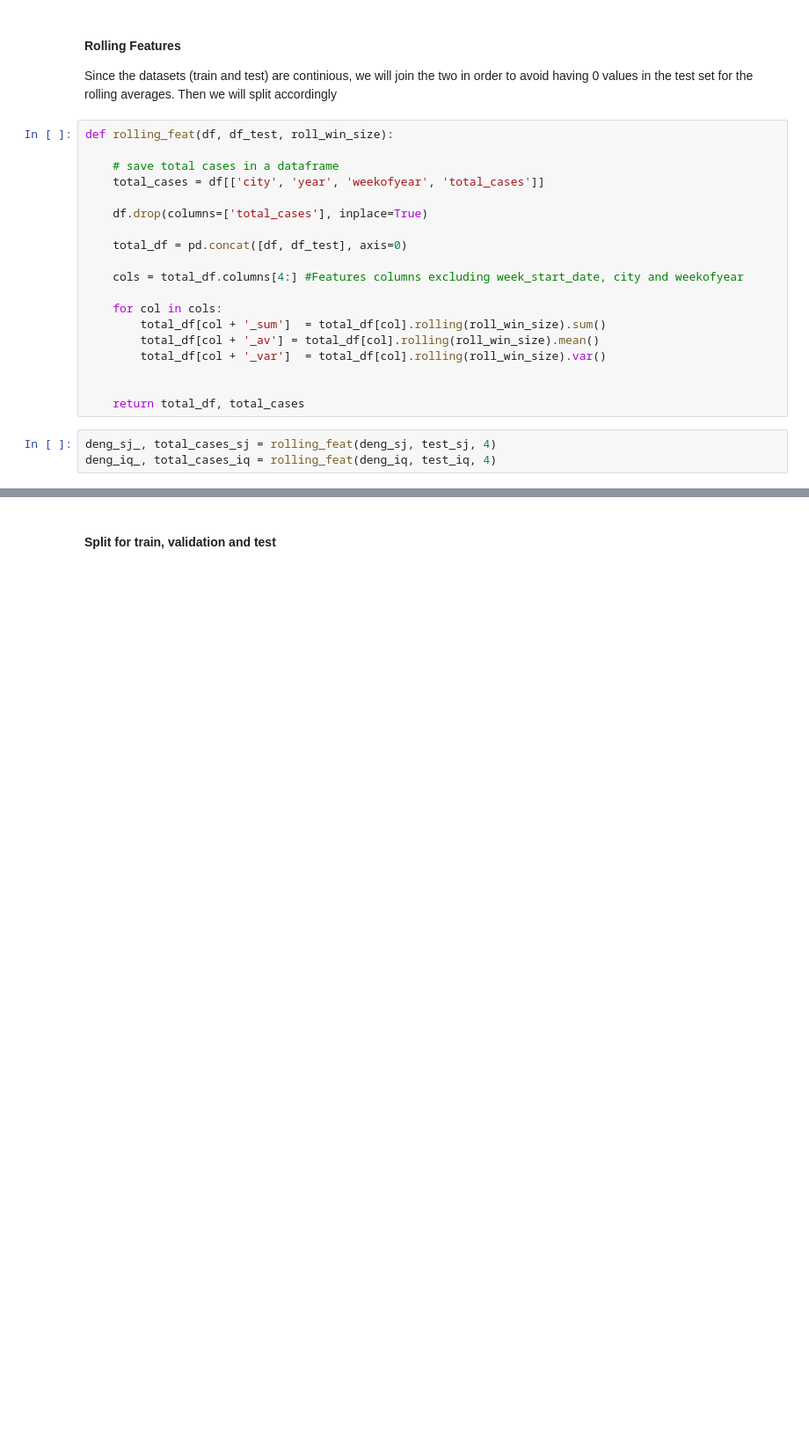
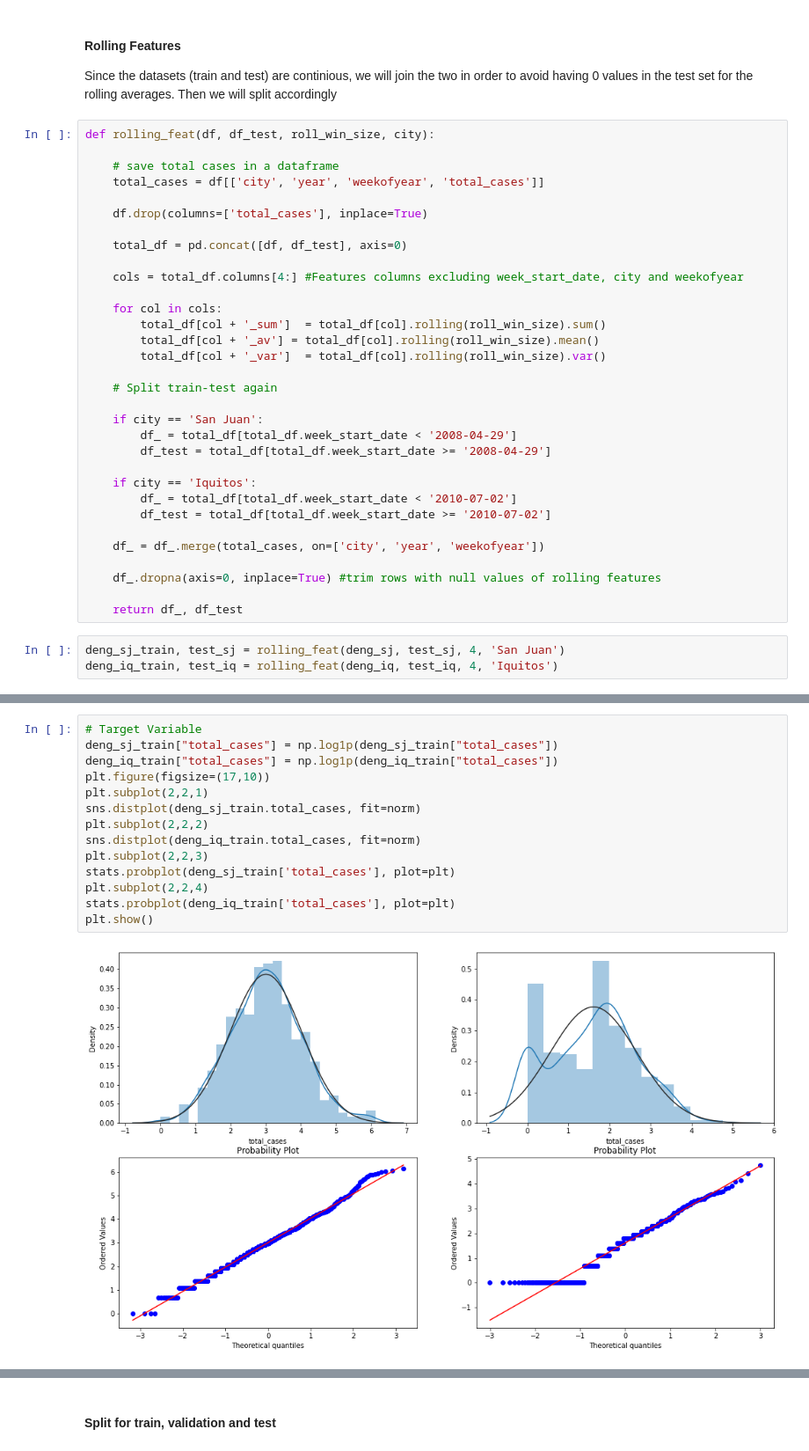
Before and after one commit to GGC17/deng, a Jupyter notebook: feature_engineering.ipynb, the cells around one changed output, grey strips where cells are left out. Shown: that part at 88% size. Drawn from its saved outputs; the diff is of its cells as text; blank space fills up the shorter version.

Commit message:
Improve for training

```diff
--- a/feature_engineering.ipynb
+++ b/feature_engineering.ipynb
@@ -101,7 +105,7 @@ test_iq = feature_selection(test_iq, ['reanalysis_avg_temp_c', 'reanalysis_sat_p
 #### Rolling Features
 Since the datasets (train and test) are continious, we will join the two in order to avoid having 0 values in the test set for the rolling averages. Then we will split accordingly
 # %%
-def rolling_feat(df, df_test, roll_win_size):
+def rolling_feat(df, df_test, roll_win_size, city):
 
     # save total cases in a dataframe
     total_cases = df[['city', 'year', 'weekofyear', 'total_cases']]
@@ -117,8 +121,21 @@ def rolling_feat(df, df_test, roll_win_size):
         total_df[col + '_av'] = total_df[col].rolling(roll_win_size).mean()
         total_df[col + '_var']  = total_df[col].rolling(roll_win_size).var()
 
+    # Split train-test again
 
-    return total_df, total_cases
+    if city == 'San Juan':
+        df_ = total_df[total_df.week_start_date < '2008-04-29']
+        df_test = total_df[total_df.week_start_date >= '2008-04-29']
+
+    if city == 'Iquitos':
+        df_ = total_df[total_df.week_start_date < '2010-07-02']
+        df_test = total_df[total_df.week_start_date >= '2010-07-02']
+
+    df_ = df_.merge(total_cases, on=['city', 'year', 'weekofyear'])
+
+    df_.dropna(axis=0, inplace=True) #trim rows with null values of rolling features
+
+    return df_, df_test
 # %%
-deng_sj_, total_cases_sj = rolling_feat(deng_sj, test_sj, 4)
-deng_iq_, total_cases_iq = rolling_feat(deng_iq, test_iq, 4)
+deng_sj_train, test_sj = rolling_feat(deng_sj, test_sj, 4, 'San Juan')
+deng_iq_train, test_iq = rolling_feat(deng_iq, test_iq, 4, 'Iquitos')
@@ -155,0 +144,16 @@ deng_iq_ = enc_quarters(deng_iq_)
+# %%
+# Target Variable
+deng_sj_train["total_cases"] = np.log1p(deng_sj_train["total_cases"])
+deng_iq_train["total_cases"] = np.log1p(deng_iq_train["total_cases"])
+plt.figure(figsize=(17,10))
+plt.subplot(2,2,1)
+sns.distplot(deng_sj_train.total_cases, fit=norm)
+plt.subplot(2,2,2)
+sns.distplot(deng_iq_train.total_cases, fit=norm)
+plt.subplot(2,2,3)
+stats.probplot(deng_sj_train['total_cases'], plot=plt)
+plt.subplot(2,2,4)
+stats.probplot(deng_iq_train['total_cases'], plot=plt)
+plt.show()
+# %% [output]
+[figure, added]
```
Also changed, not shown: parts of 19 cells of this notebook.
